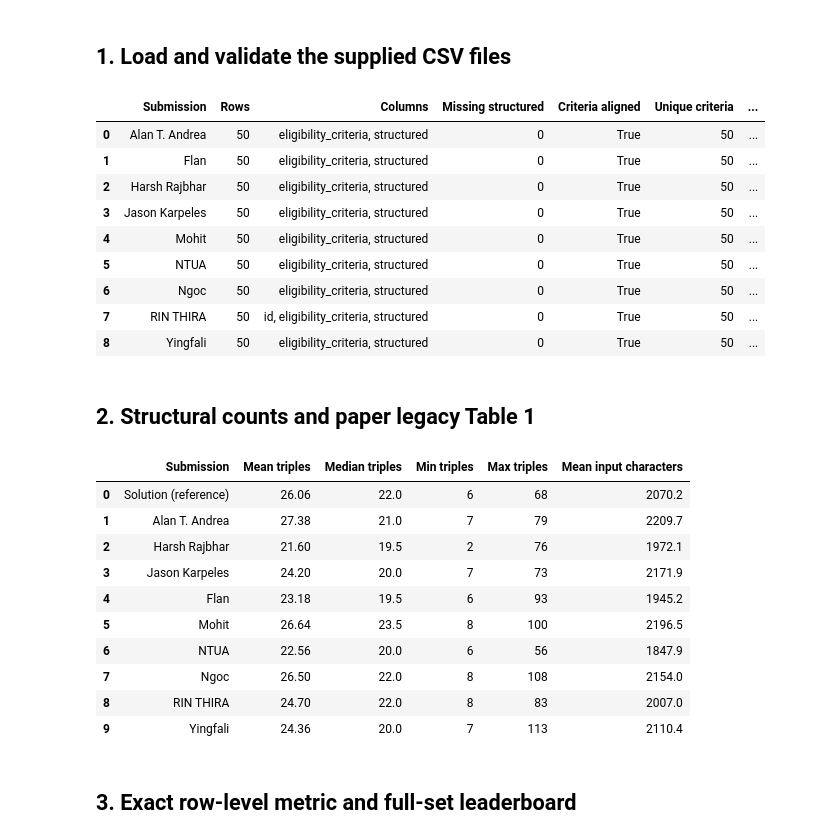
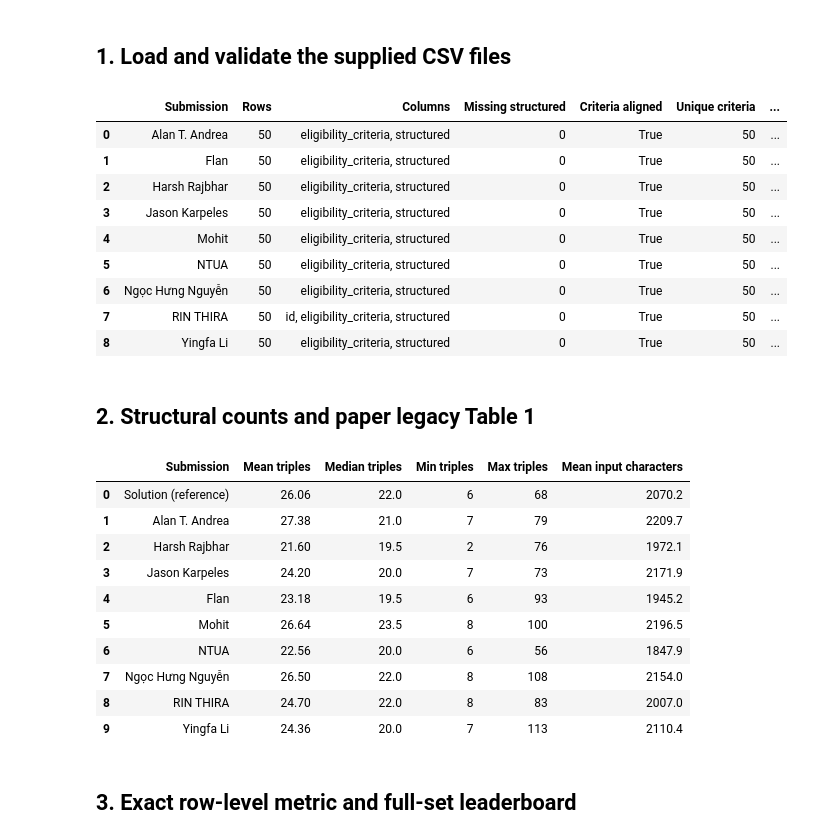
Before and after one commit to csisc/CohortX, a Jupyter notebook: CohortX_Task_2.ipynb, the cells around one changed output. Drawn from its saved outputs; the diff is of its cells as text; code cells hidden in the pictures.

```diff
--- a/CohortX_Task_2.ipynb
+++ b/CohortX_Task_2.ipynb
@@ -499,38 +501,38 @@ from pathlib import Path
 import pandas as pd
 import numpy as np
 import matplotlib.pyplot as plt
 import seaborn as sns
 
 BASE=Path('.')
 OUT=BASE/'exact_metric_outputs'
 OUT.mkdir(exist_ok=True)
 FILES={
  'Alan T. Andrea':'Alan T. Andrea.csv','Harsh Rajbhar':'Harsh Rajbhar.csv','Jason Karpeles':'Jason Karpeles.csv',
- 'Flan':'Kirscher.csv','Mohit':'Mohit.csv','NTUA':'NTUA.csv','Ngoc':'Ngọc Hưng Nguyễn.csv',
- 'RIN THIRA':'RIN THIRA.csv','Yingfali':'Yingfali.csv'}
+ 'Flan':'Kirscher.csv','Mohit':'Mohit.csv','NTUA':'NTUA.csv','Ngọc Hưng Nguyễn':'Ngọc Hưng Nguyễn.csv',
+ 'RIN THIRA':'RIN THIRA.csv','Yingfa Li':'Yingfali.csv'}
 solution=pd.read_csv(BASE/'Solution.csv')
 submissions={name:pd.read_csv(BASE/fn) for name,fn in FILES.items()}
 validation=pd.DataFrame([{
  'Submission':name,'Rows':len(df),'Columns':', '.join(df.columns),
  'Missing structured':int(df['structured'].isna().sum()),
  'Criteria aligned':bool(len(df)==len(solution) and df['eligibility_criteria'].equals(solution['eligibility_criteria'])),
  'Unique criteria':int(df['eligibility_criteria'].nunique()),
  'Live mean input characters':round(float(df['eligibility_criteria'].astype(str).str.len().mean()),1)
 } for name,df in submissions.items()]).sort_values('Submission').reset_index(drop=True)
 assert validation['Criteria aligned'].all() and validation['Missing structured'].eq(0).all()
 validation.to_csv(OUT/'validation_live.csv',index=False)
 validation
 # %% [output]
 |  | Submission | Rows | Columns | Missing structured | Criteria aligned | Unique criteria | ... |
 | 0 | Alan T. Andrea | 50 | eligibility_criteria, structured | 0 | True | 50 | ... |
 | 1 | Flan | 50 | eligibility_criteria, structured | 0 | True | 50 | ... |
 | 2 | Harsh Rajbhar | 50 | eligibility_criteria, structured | 0 | True | 50 | ... |
 | 3 | Jason Karpeles | 50 | eligibility_criteria, structured | 0 | True | 50 | ... |
 | 4 | Mohit | 50 | eligibility_criteria, structured | 0 | True | 50 | ... |
 | 5 | NTUA | 50 | eligibility_criteria, structured | 0 | True | 50 | ... |
-| 6 | Ngoc | 50 | eligibility_criteria, structured | 0 | True | 50 | ... |
+| 6 | Ngọc Hưng Nguyễn | 50 | eligibility_criteria, structured | 0 | True | 50 | ... |
 | 7 | RIN THIRA | 50 | id, eligibility_criteria, structured | 0 | True | 50 | ... |
-| 8 | Yingfali | 50 | eligibility_criteria, structured | 0 | True | 50 | ... |
+| 8 | Yingfa Li | 50 | eligibility_criteria, structured | 0 | True | 50 | ... |
 # %% [markdown]
 ## 2. Structural counts and paper legacy Table 1
 # %%
@@ -560,9 +562,9 @@ structural
 | 4 | Flan | 23.18 | 19.5 | 6 | 93 | 1945.2 |
 | 5 | Mohit | 26.64 | 23.5 | 8 | 100 | 2196.5 |
 | 6 | NTUA | 22.56 | 20.0 | 6 | 56 | 1847.9 |
-| 7 | Ngoc | 26.50 | 22.0 | 8 | 108 | 2154.0 |
+| 7 | Ngọc Hưng Nguyễn | 26.50 | 22.0 | 8 | 108 | 2154.0 |
 | 8 | RIN THIRA | 24.70 | 22.0 | 8 | 83 | 2007.0 |
-| 9 | Yingfali | 24.36 | 20.0 | 7 | 113 | 2110.4 |
+| 9 | Yingfa Li | 24.36 | 20.0 | 7 | 113 | 2110.4 |
 # %% [markdown]
 ## 3. Exact row-level metric and full-set leaderboard
 # %%
```
Also changed, not shown: parts of 13 cells of this notebook.
